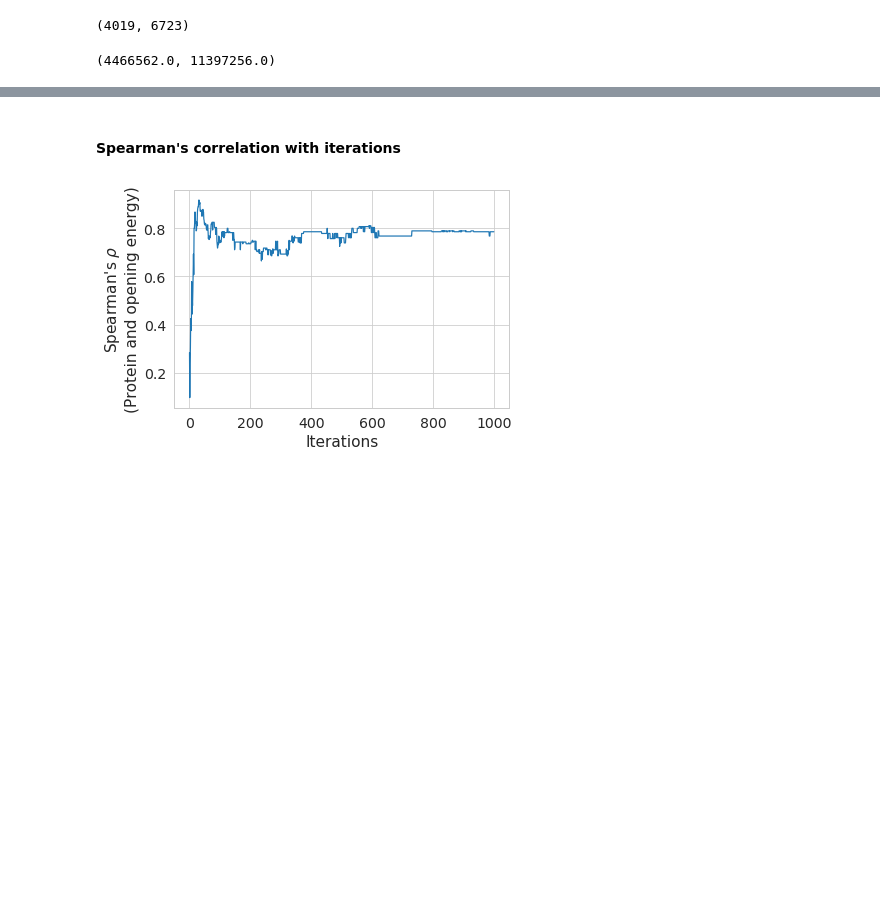
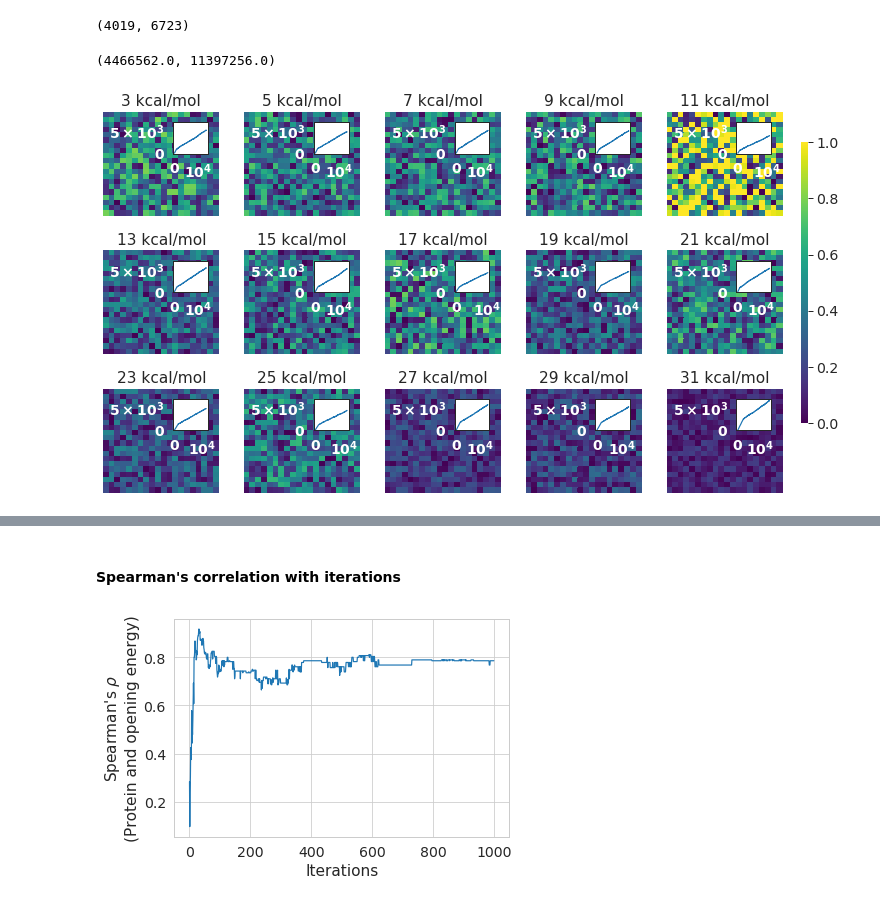
Before and after one commit to Gardner-BinfLab/TIsigner_paper_2019, a Jupyter notebook: Simulation.ipynb, the cells around one changed output, grey strips where cells are left out. Saved outputs shown, nothing was run; the diff lists cells and outputs as text; code cells hidden in the pictures; blank space fills up the shorter version.

Commit message:
fig layout changes

```diff
--- a/Simulation.ipynb
+++ b/Simulation.ipynb
@@ -178,5 +178,58 @@ min(df.Cells.apply(lambda x: x[-1])), max(df.Cells.apply(lambda x: x[-1]))
 min(df.Protein.apply(lambda x: x[-1])), max(df.Protein.apply(lambda x: x[-1]))
 # %% [output]
 (4466562.0, 11397256.0)
+# %%
+# fig, axn = plt.subplots(nrows=5, ncols=3, figsize=(8, 10), sharey=True, sharex=True)
+fig, axn = plt.subplots(nrows=3, ncols=5, figsize=(10, 6), sharey=True, sharex=True)
+cbar_ax = fig.add_axes([1, .2, .01, .65])
+
+for i, ax in enumerate(axn.flat):
+    newRand = np.random.RandomState(i)
+    current_const = df.index[i]
+
+    x = np.linspace(-1, 1, df.loc[current_const, 'Cells'][-1])
+    y = newRand.uniform(-1, 1, df.loc[current_const, 'Cells'][-1])
+
+    lums = newRand.random([df.loc[current_const, 'Cells'][-1], df.loc[current_const, 'Cells'][-1]])
+    lums /= lums.sum()
+    lums = lums*df.loc[current_const, 'Protein'][-1]
+
+    for_pic = pd.DataFrame(lums)
+    for_pic.columns = x
+    for_pic.index = y
+
+    sns.heatmap(for_pic[newRand.choice(x, 20)].loc[newRand.choice(y, 20)],\
+                cmap='viridis', vmin=0, vmax=1, \
+                cbar=i == 0,\
+                cbar_ax=None if i else cbar_ax, ax=ax)
+    ax.set_yticklabels([])
+    ax.set_xticklabels([]);
+    ax.set_title('{} kcal/mol'.format(current_const));
+
+    ## Inset to show growth
+    sns.set_style('white')
+    ins = ax.inset_axes([0.6, 0.6, 0.3, 0.3],)
+    ins.plot(df.loc[current_const, 'Cells'])
+    ins.set_xticklabels(['', r'$\mathbf{0}$', r'$\mathbf{10^{4}}$'],)
+    ins.set_yticklabels([r'$\mathbf{0}$', r'$\mathbf{5\times10^{3}}$'], )
+#     ins.tick_params(labelsize=8)
+    ins.set_ylim([0, 7000])
+    if i == 4:
+
+        ins.tick_params(axis='x', colors='white')
+        ins.tick_params(axis='y', colors='white')
+    else:
+
+        ins.tick_params(axis='x', colors='white')
+        ins.tick_params(axis='y', colors='white')
+
+
+fig.tight_layout(rect=[0, 0, 1, 1])
+plt.savefig('Visualisation_cells_400_cells.pdf', bbox_inches='tight', box_padding=None)
+
+
+sns.set_style('whitegrid')
+# %% [output]
+[figure, added]
 # %%
 # fig, axn = plt.subplots(nrows=5, ncols=3, figsize=(8, 10), sharey=True, sharex=True)
```
Also changed, not shown: parts of 5 cells of this notebook.
